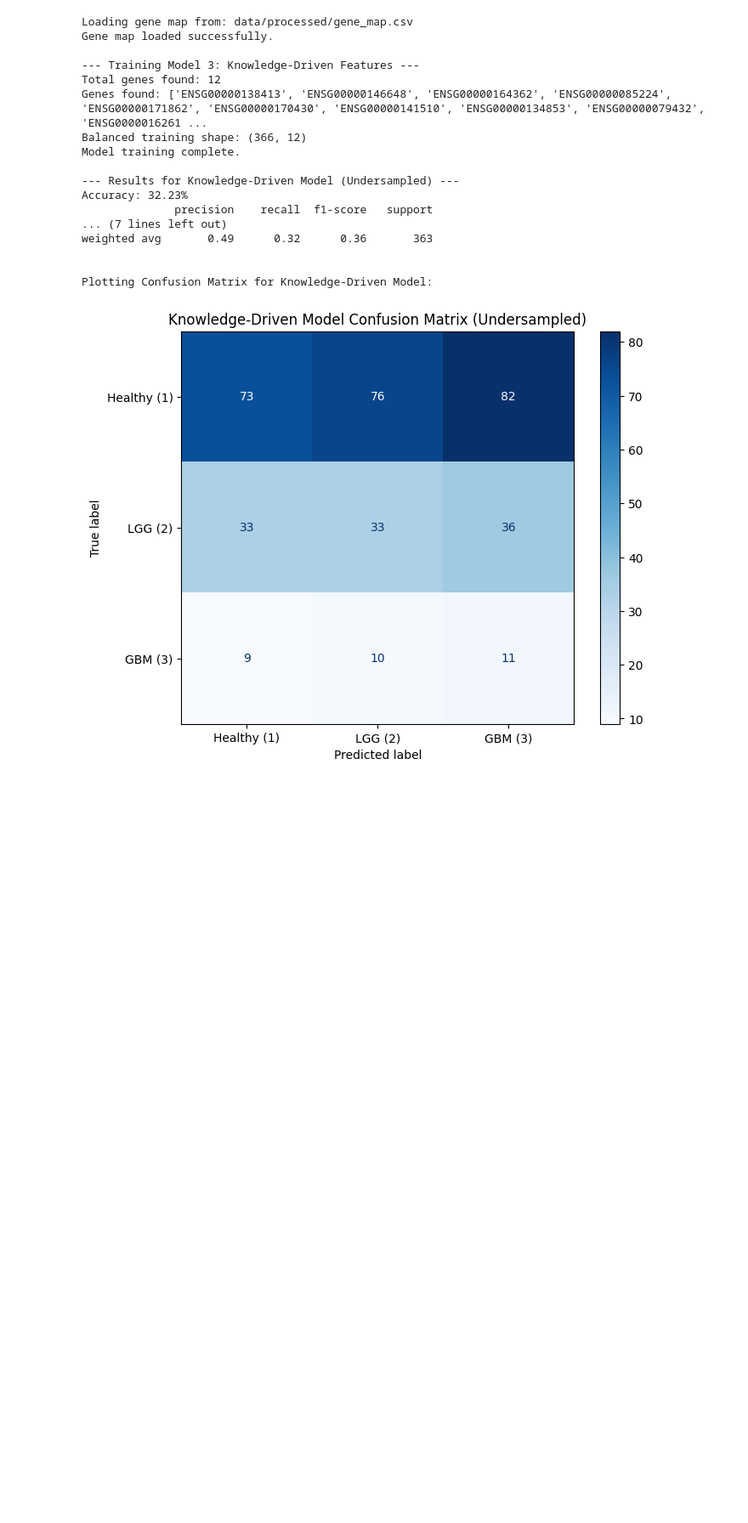
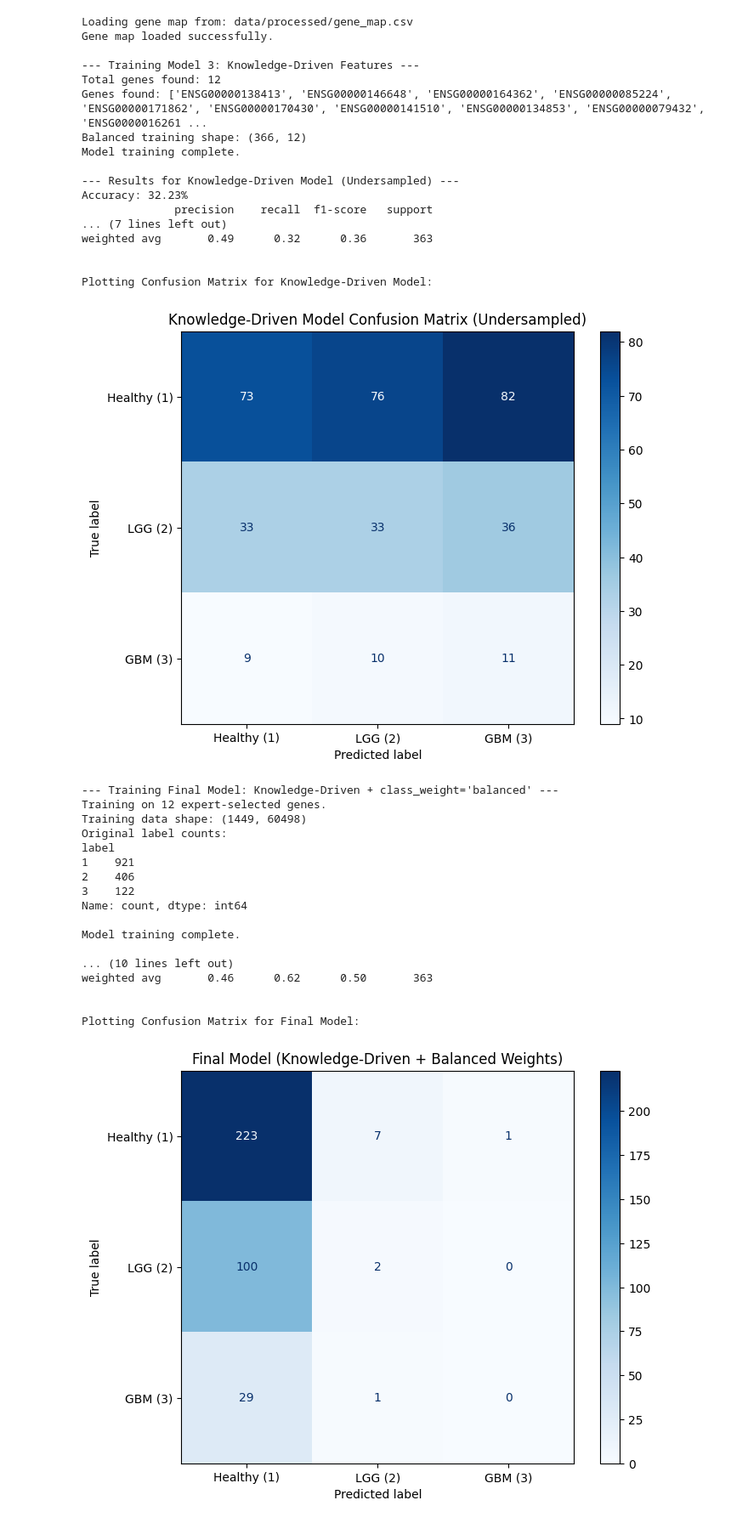
Before and after one commit to tobitotaku/ai-brain-tumor, a Jupyter notebook: preprocessing_stream_c.ipynb, the cells around one changed output. Shown at 85% size. Cells and saved outputs as stored; diff of their text form; code cells hidden in the pictures; blank space fills up the shorter version.

```diff
--- a/preprocessing_stream_c.ipynb
+++ b/preprocessing_stream_c.ipynb
@@ -1557,3 +1559,73 @@ weighted avg       0.49      0.32      0.36       363
 
 Plotting Confusion Matrix for Knowledge-Driven Model:
 [figure]
+# %%
+import pandas as pd
+import matplotlib.pyplot as plt
+import seaborn as sns
+from sklearn.ensemble import RandomForestClassifier
+from sklearn.metrics import accuracy_score, classification_report, ConfusionMatrixDisplay
+
+print(f"\n--- Training Final Model: Knowledge-Driven + class_weight='balanced' ---")
+print(f"Training on {len(feature_list_C)} expert-selected genes.")
+print(f"Training data shape: {X_train.shape}")
+print(f"Original label counts:\n{y_train['label'].value_counts()}")
+
+# --- 1. Filter X data to ONLY the selected features ---
+X_train_lit = X_train[feature_list_C]
+X_test_lit = X_test[feature_list_C]
+
+# --- 2. Define and Train the Model (NO SAMPLING) ---
+# We use class_weight='balanced' on the *original, imbalanced* data
+rand_forest_final = RandomForestClassifier(
+    n_estimators=100,
+    class_weight='balanced',  # <-- This is the key
+    random_state=42,
+    n_jobs=-1
+)
+
+# Fit on the original, imbalanced (but feature-selected) training data
+rand_forest_final.fit(X_train_lit, y_train_ravel)
+print("\nModel training complete.")
+
+# --- 3. Evaluate the Model ---
+y_pred_final = rand_forest_final.predict(X_test_lit)
+
+print("\n--- Results for Final Model ---")
+acc_final = accuracy_score(y_test, y_pred_final)
+print(f"Accuracy: {acc_final * 100:.2f}%")
+
+target_names = ['Healthy (1)', 'LGG (2)', 'GBM (3)']
+print(classification_report(y_test, y_pred_final, target_names=target_names))
+
+# --- 4. Plot Confusion Matrix ---
+print("\nPlotting Confusion Matrix for Final Model:")
+fig, ax = plt.subplots(figsize=(8, 6))
+ConfusionMatrixDisplay.from_predictions(
+    y_test,
+    y_pred_final,
+    display_labels=target_names,
+    cmap='Blues',
+    ax=ax
+)
+ax.set_title('Final Model (Knowledge-Driven + Balanced Weights)')
+plt.show()
+# %% [output]
+--- Training Final Model: Knowledge-Driven + class_weight='balanced' ---
+Training on 12 expert-selected genes.
+Training data shape: (1449, 60498)
+Original label counts:
+label
+1    921
+2    406
+3    122
+Name: count, dtype: int64
+
+Model training complete.
+
+... (10 lines left out)
+weighted avg       0.46      0.62      0.50       363
+
+
+Plotting Confusion Matrix for Final Model:
+[figure, added]
```
Also changed, not shown: parts of 1 cell of this notebook.
